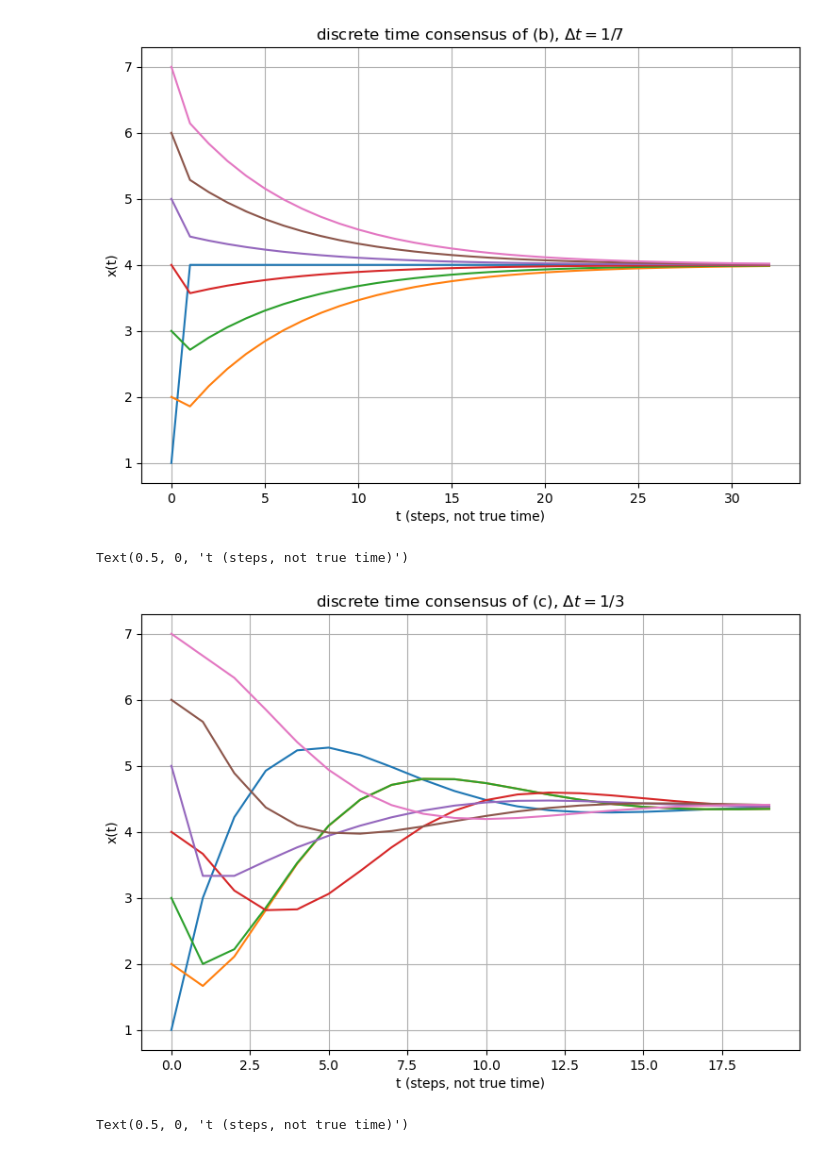
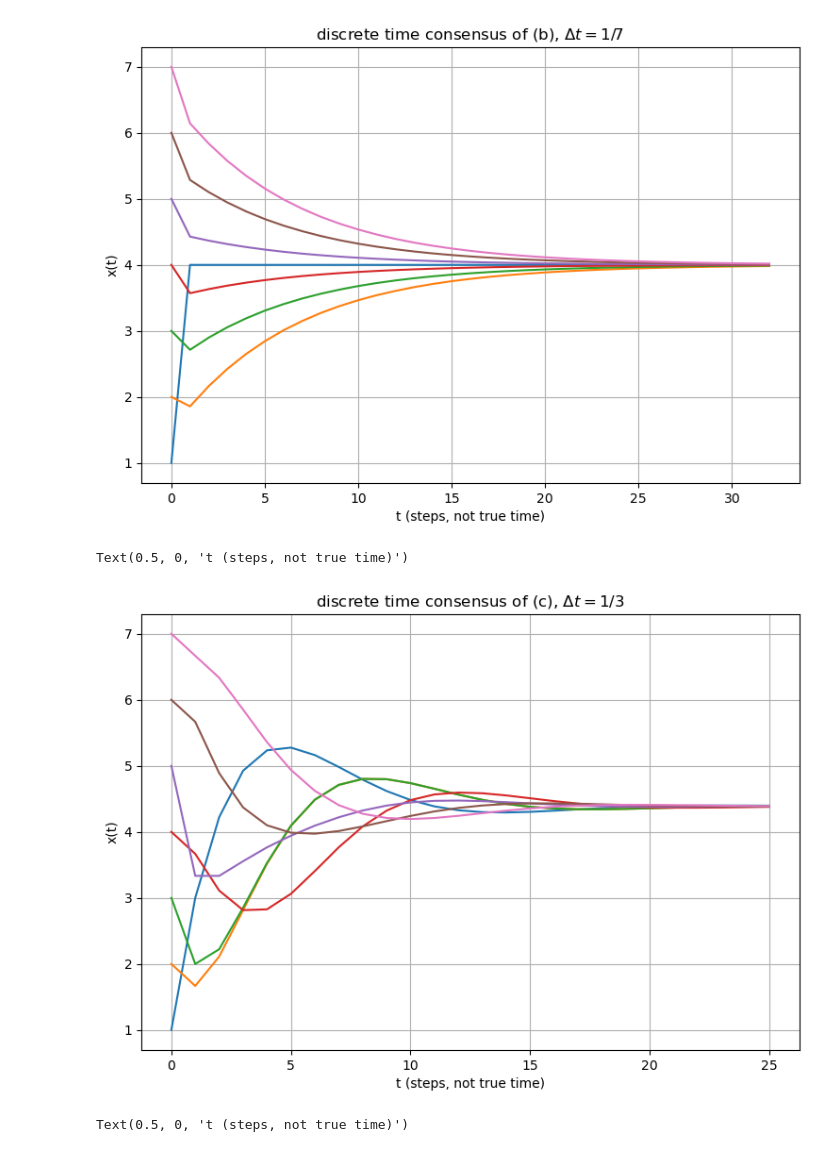
Before and after one commit to valentine-alia/MAE-6870, a Jupyter notebook: HW1_Files/HW1_Template.ipynb, the cells around one changed output. Saved outputs shown, nothing was run; the diff lists cells and outputs as text; code cells hidden in the pictures.

```diff
--- a/HW1_Files/HW1_Template.ipynb
+++ b/HW1_Files/HW1_Template.ipynb
@@ -378,18 +378,18 @@ plt.title(r"discrete time consensus of (b), $\Delta t = 1/7$")
 Text(0.5, 1.0, 'discrete time consensus of (b), $\\Delta t = 1/7$')
 [figure]
 # %%
-lst = simulate_discrete(Lc,x0,1/3, 6)
+lst = simulate_discrete(Lc,x0,1/3, 8)
 
 plt.figure(figsize=(9,6))
 for i in range(7):
     plt.plot(lst.T[i])
 plt.grid()
 plt.ylabel("x(t)")
 plt.title(r"discrete time consensus of (c), $\Delta t = 1/3$")
 plt.xlabel("t (steps, not true time)")
 # %% [output]
 Text(0.5, 0, 't (steps, not true time)')
-[figure, old version]
+[figure, new version]
 # %%
 lst = simulate_discrete(Ld,x0,1/8, 4)
 
```
Also changed, not shown: parts of 7 cells of this notebook.
